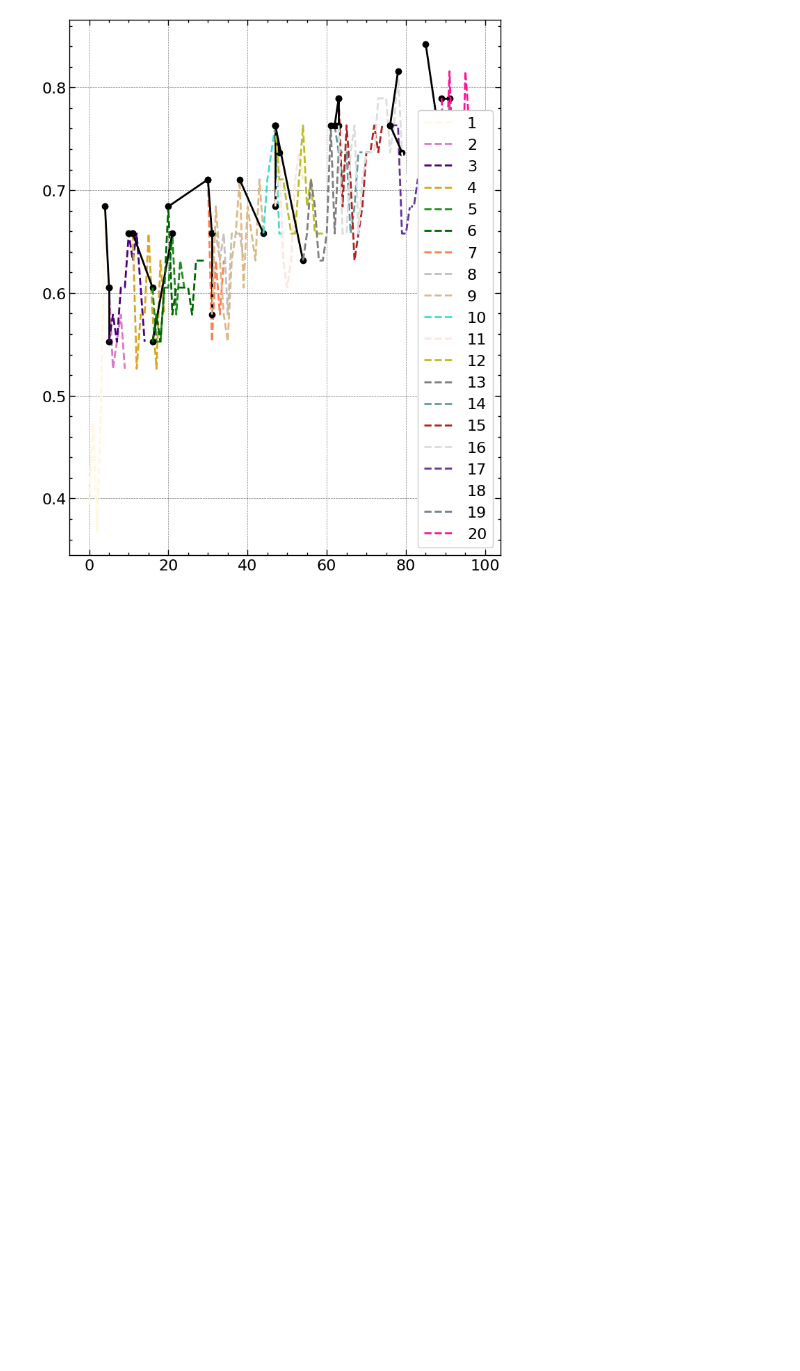
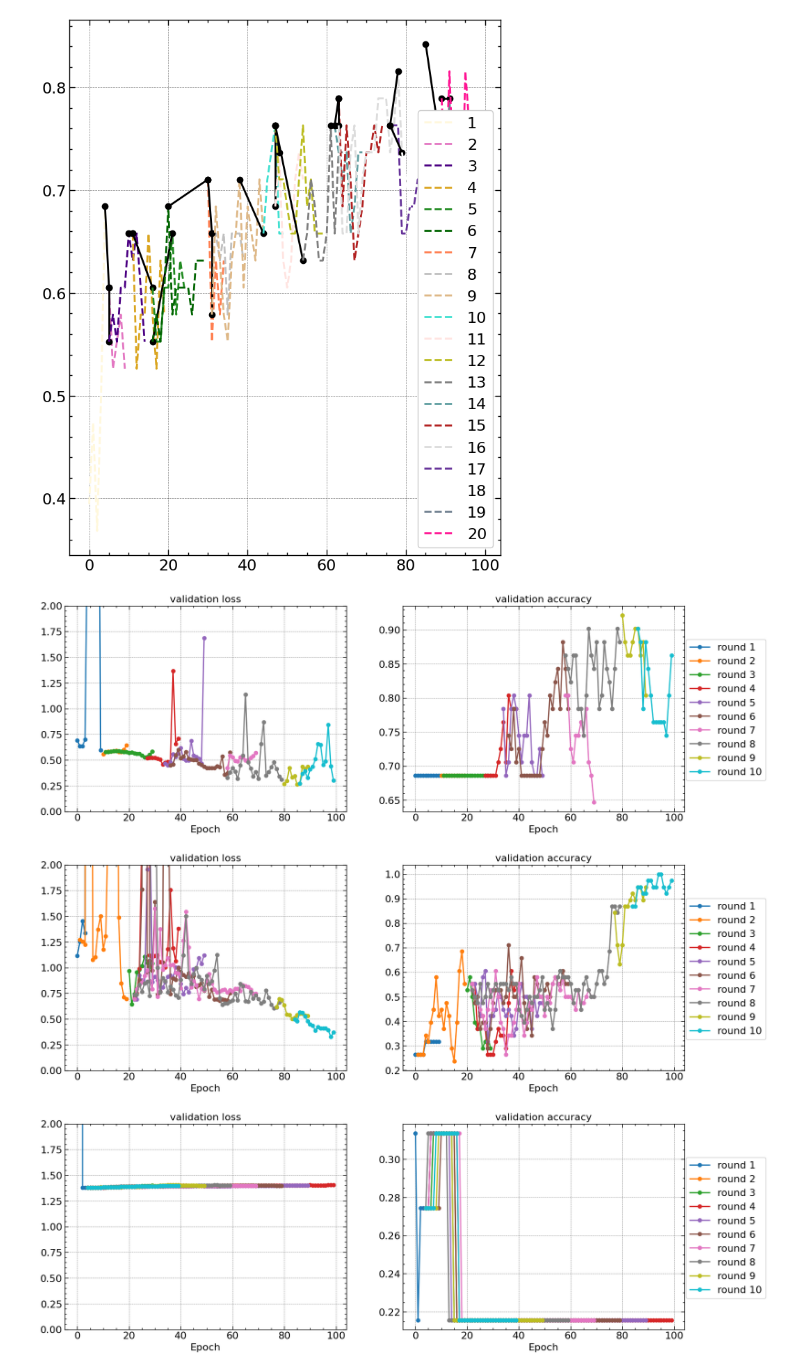
Before and after one commit to alfredoisg/structure-loss-classification, a Jupyter notebook: testing6.ipynb, the cells around one changed output. Cells and saved outputs as stored; diff of their text form; code cells hidden in the pictures; blank space fills up the shorter version.

```diff
--- a/testing6.ipynb
+++ b/testing6.ipynb
@@ -74,0 +91,46 @@ plt.show()
+# %%
+def plot_metrics(dfs: list, model: str, classification_mode: str, y_lim: Optional[float], save: bool=False):
+
+# Assuming 'dfs' is a list of dataframes and each dataframe has 'epoch' and 'val_accuracy' columns
+    fig, (ax1, ax2) = plt.subplots(1, 2, figsize=(18, 6))
+    for c, df in enumerate(dfs):
+        # Plot the main line with markers
+        ax2.plot(df.epoch, df.val_accuracy, '-o',
+                            color=list(mcolors.TABLEAU_COLORS.values())[c],
+                            label=f'round {str(c+1)}')
+
+        ax1.plot(df.epoch, df.val_loss, '-o',
+                            color=list(mcolors.TABLEAU_COLORS.values())[c],
+                        )
+
+
+    ax2.legend(loc=(1.005, 0.15))
+    ax1.set_title('validation loss')
+    ax2.set_title('validation accuracy')
+    ax1.set_xlabel('Epoch')
+    ax2.set_xlabel('Epoch')
+
+    ax1.set_ylim(0, y_lim)
+
+    if save:
+        plt.savefig(f'results/pipeline_3/{model}-{classification_mode}.pdf', bbox_inches='tight')
+    plt.show()
+# %%
+modes = ['binary',
+         'only_bad',
+         'all'
+         ]
+# %%
+for mode in modes:
+    folder_path = get_path('LitVGG16', mode)
+    dfs = []
+
+    for f in glob.glob(folder_path):
+        df=pd.read_csv(f'{f}/metrics.csv')
+        dfs.append(df)
+
+    plot_metrics(dfs=dfs, model='LitVGG16', classification_mode=mode, y_lim=2, save=True)
+# %% [output]
+[figure, added]
+[figure, added]
+[figure, added]
```
Also changed, not shown: parts of 4 cells of this notebook.
